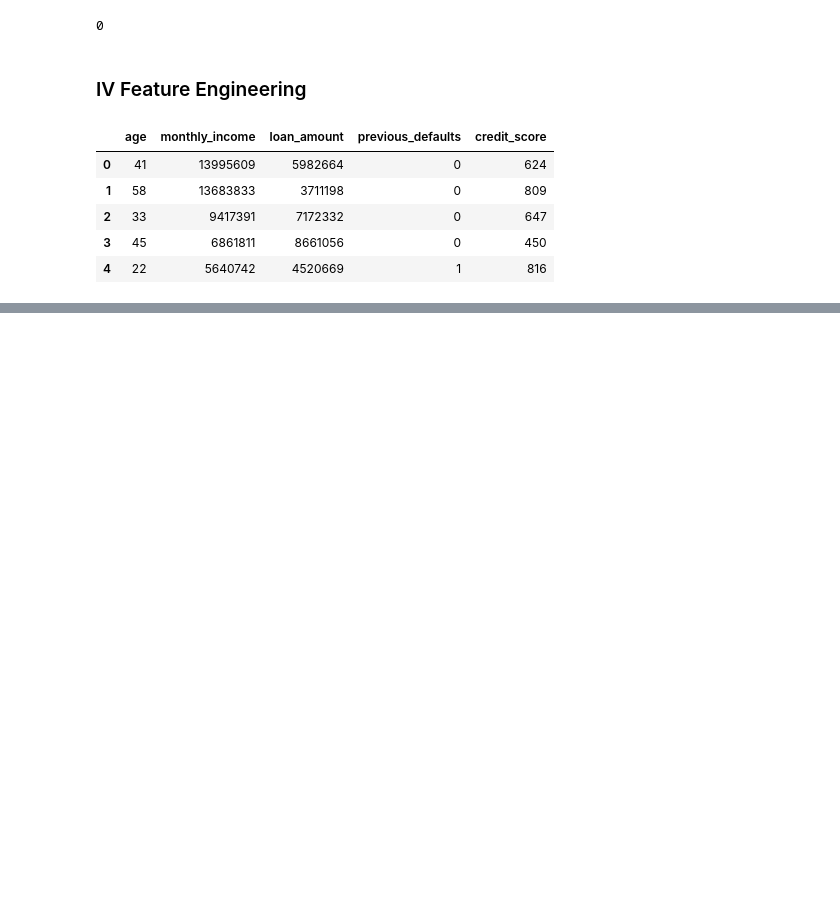
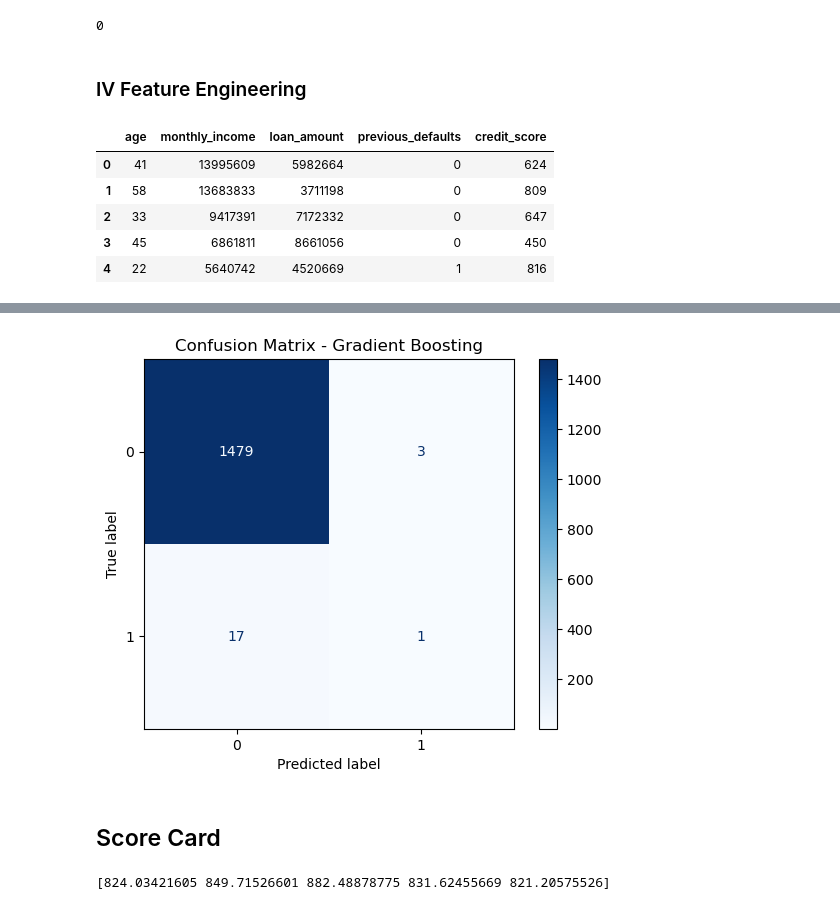
Before and after one commit to reido2000/ds-takehome, a Jupyter notebook: notebooks/B_modeling.ipynb, the cells around one changed output, grey strips where cells are left out. Saved outputs shown, nothing was run; the diff lists cells and outputs as text; code cells hidden in the pictures; blank space fills up the shorter version.

```diff
--- a/notebooks/B_modeling.ipynb
+++ b/notebooks/B_modeling.ipynb
@@ -121,0 +155,10 @@ Gradient Boosting AUC: 0.7590718248612986
+# %%
+# Confusion Matrix
+y_pred = gbc.predict(X_test)
+cm = confusion_matrix(y_test, y_pred)
+disp = ConfusionMatrixDisplay(confusion_matrix=cm)
+disp.plot(cmap='Blues')
+plt.title("Confusion Matrix - Gradient Boosting")
+plt.show()
+# %% [output]
+[figure, added]
@@ -121,0 +169,15 @@ Gradient Boosting AUC: 0.7590718248612986
+# %% [markdown]
+## Score Card
+# %%
+def scorecard(prob, base_score=600, pdo=50):
+    import numpy as np
+    odds = prob / (1 - prob)
+    factor = pdo / np.log(2)
+    offset = base_score - factor * np.log(20)  # 20:1 odds = score 600
+    return offset - factor * np.log(odds)
+
+probs = gbc.predict_proba(X_test)[:, 1]
+scores = scorecard(probs)
+print(scores[:5])
+# %% [output]
+[824.03421605 849.71526601 882.48878775 831.62455669 821.20575526]
```
Also changed, not shown: parts of 12 cells of this notebook.
